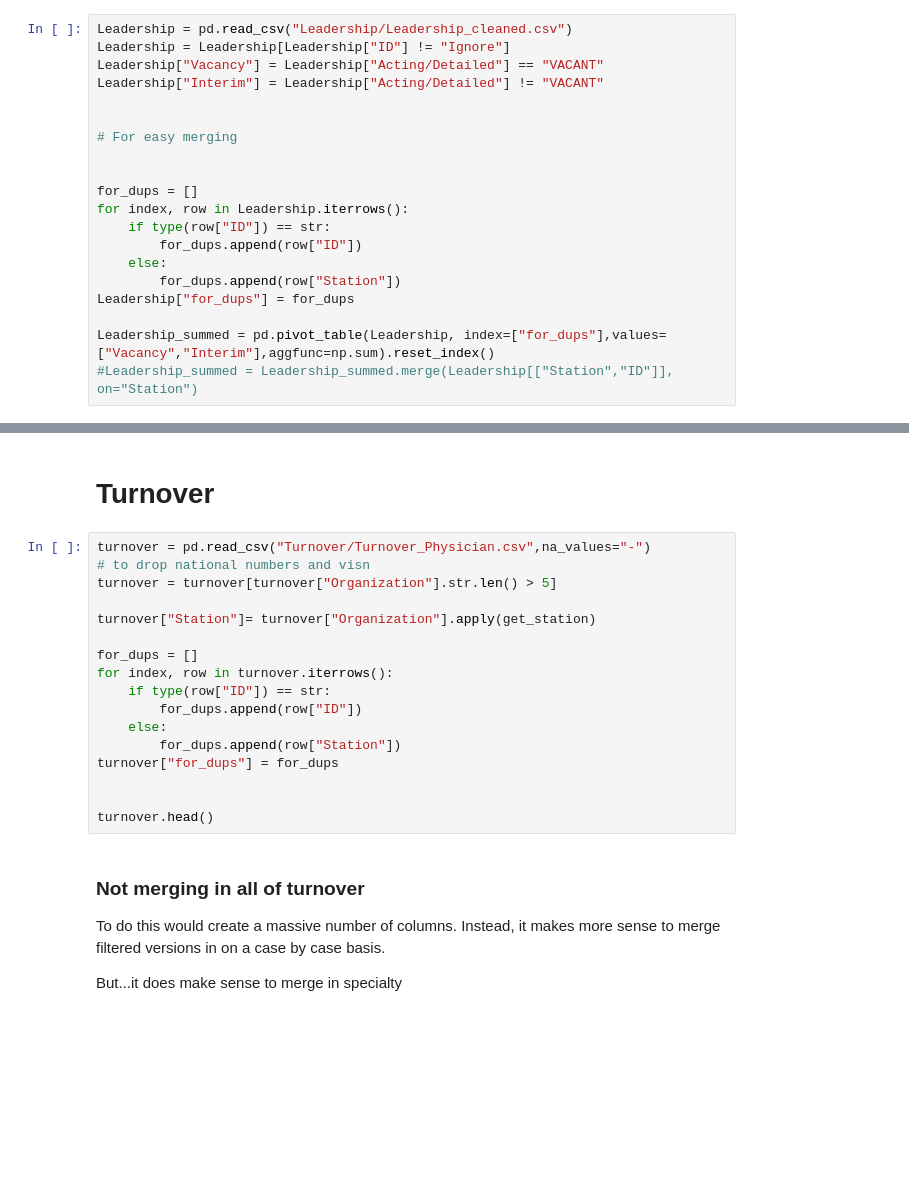
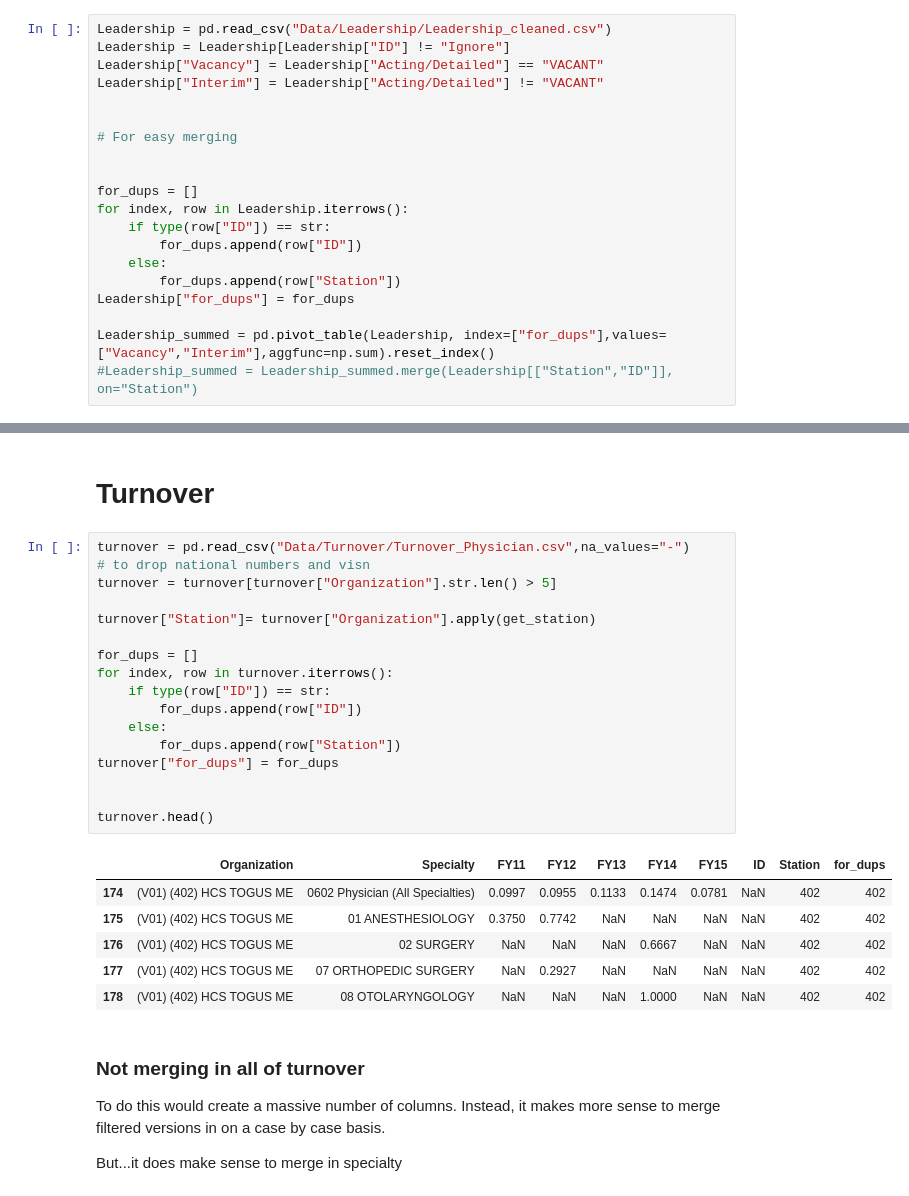
Before and after one commit to isabella232/va-data-analysis, a Jupyter notebook: Generate_CSV.ipynb, the cells around one changed output, grey strips where cells are left out. Saved outputs shown, nothing was run; the diff lists cells and outputs as text; blank space fills up the shorter version.

```diff
--- a/Generate_CSV.ipynb
+++ b/Generate_CSV.ipynb
@@ -505,7 +505,7 @@ Hurray! We didn't lose any rows.
 
 Also creating a version of the CSV to deal with duplicate stations.
 # %%
-Leadership = pd.read_csv("Leadership/Leadership_cleaned.csv")
+Leadership = pd.read_csv("Data/Leadership/Leadership_cleaned.csv")
 Leadership = Leadership[Leadership["ID"] != "Ignore"]
 Leadership["Vacancy"] = Leadership["Acting/Detailed"] == "VACANT"
 Leadership["Interim"] = Leadership["Acting/Detailed"] != "VACANT"
@@ -598,22 +647,29 @@ check_len(master)
 # %% [markdown]
 # Turnover
 # %%
-turnover = pd.read_csv("Turnover/Turnover_Physician.csv",na_values="-")
+turnover = pd.read_csv("Data/Turnover/Turnover_Physician.csv",na_values="-")
 # to drop national numbers and visn
 turnover = turnover[turnover["Organization"].str.len() > 5]
 
 turnover["Station"]= turnover["Organization"].apply(get_station)
 
 for_dups = []
 for index, row in turnover.iterrows():
     if type(row["ID"]) == str:
         for_dups.append(row["ID"])
     else:
         for_dups.append(row["Station"])
 turnover["for_dups"] = for_dups
 
 
 turnover.head()
+# %% [output]
+|  | Organization | Specialty | FY11 | FY12 | FY13 | FY14 | FY15 | ID | Station | for_dups |
+| 174 | (V01) (402) HCS TOGUS ME | 0602 Physician (All Specialties) | 0.0997 | 0.0955 | 0.1133 | 0.1474 | 0.0781 | NaN | 402 | 402 |
+| 175 | (V01) (402) HCS TOGUS ME | 01 ANESTHESIOLOGY | 0.3750 | 0.7742 | NaN | NaN | NaN | NaN | 402 | 402 |
+| 176 | (V01) (402) HCS TOGUS ME | 02 SURGERY | NaN | NaN | NaN | 0.6667 | NaN | NaN | 402 | 402 |
+| 177 | (V01) (402) HCS TOGUS ME | 07 ORTHOPEDIC SURGERY | NaN | 0.2927 | NaN | NaN | NaN | NaN | 402 | 402 |
+| 178 | (V01) (402) HCS TOGUS ME | 08 OTOLARYNGOLOGY | NaN | NaN | NaN | 1.0000 | NaN | NaN | 402 | 402 |
 # %% [markdown]
 ### Not merging in all of turnover
 
```
Also changed, not shown: parts of 16 cells of this notebook, 6 other files.
